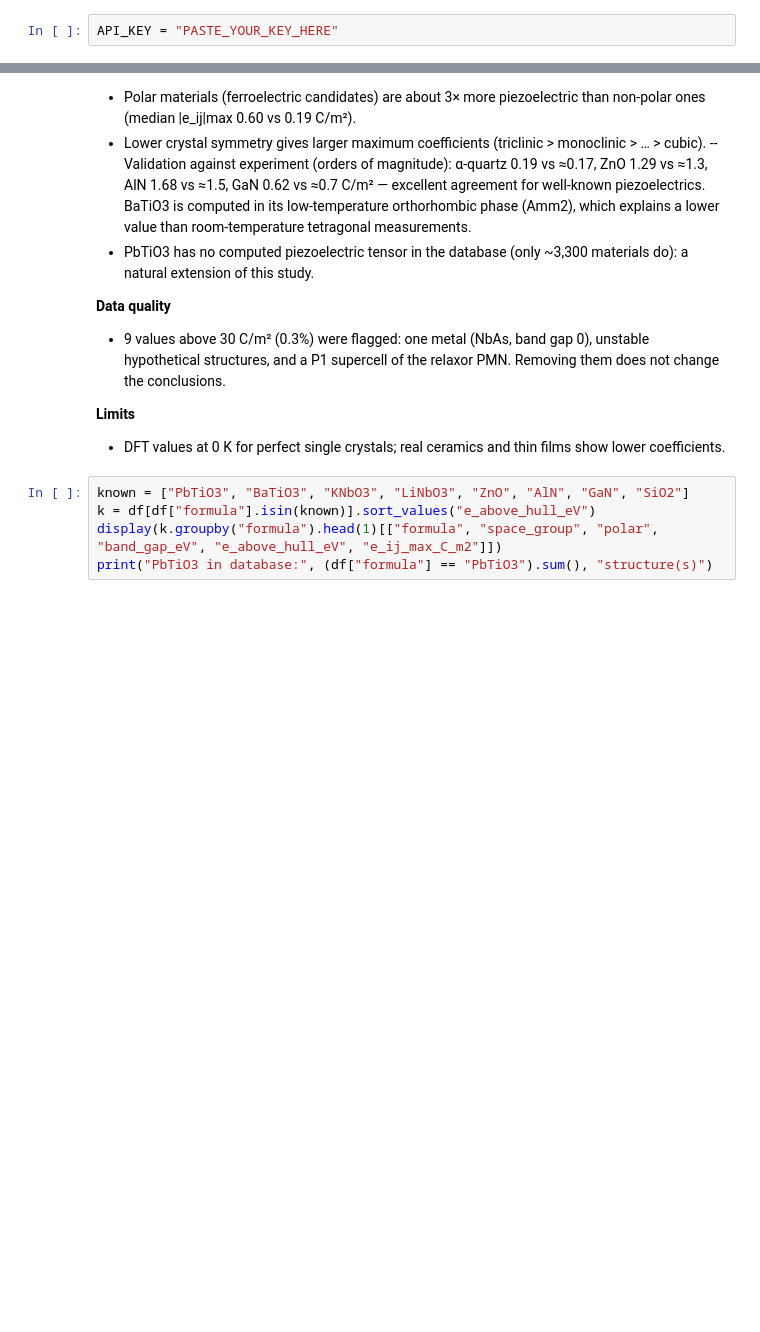
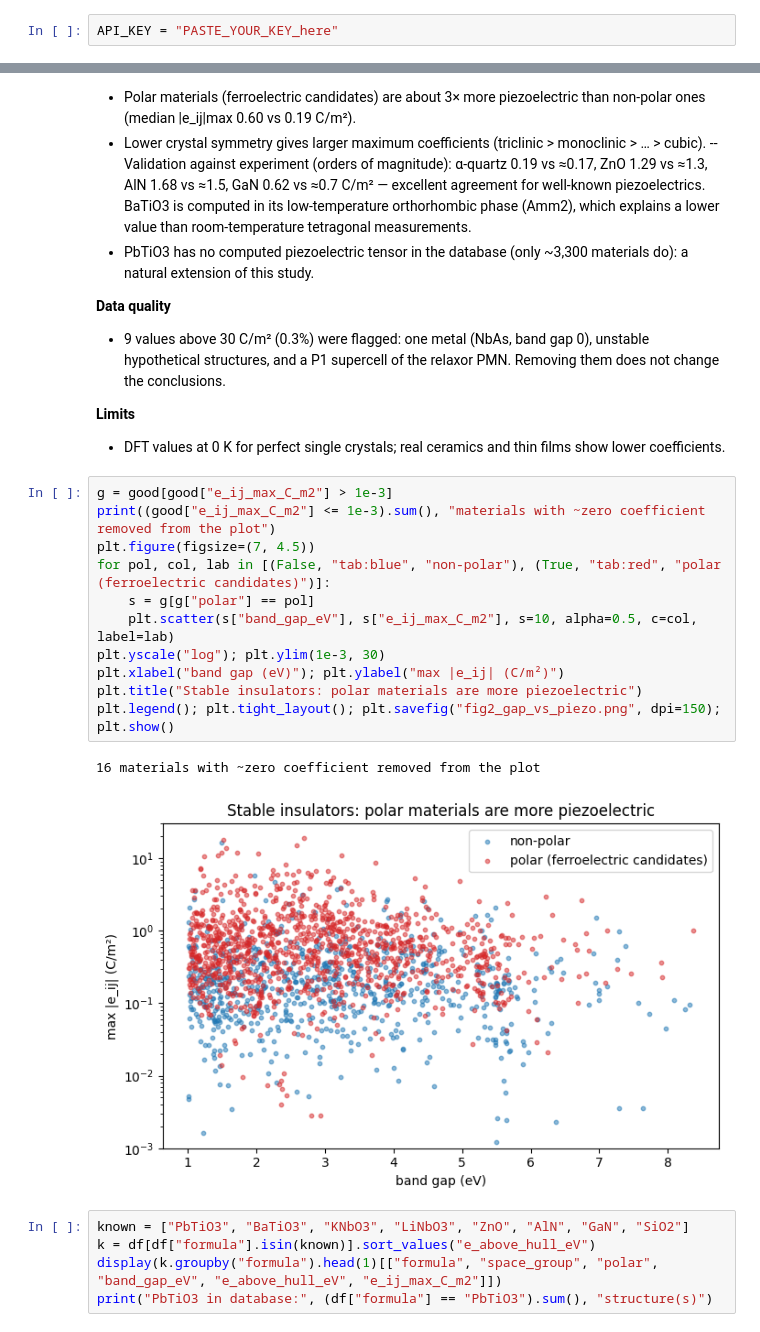
Before and after one commit to oussamaazaroual79-dot/piezoelectric-materials-analysis, a Jupyter notebook: piezo_materials_project.ipynb, the cells around one changed output, grey strips where cells are left out. Drawn from its saved outputs; the diff is of its cells as text; blank space fills up the shorter version.

Commit message:
Update scatter plot and notebook

```diff
--- a/piezo_materials_project.ipynb
+++ b/piezo_materials_project.ipynb
@@ -12,7 +12,7 @@ Author: Oussama Azaroual - PhD in physics (ferroelectric thin films), data analy
 ## Step 2 - Paste your API key
 Get it at https://next-gen.materialsproject.org/api (after logging in). Keep it private.
 # %%
-API_KEY = "PASTE_YOUR_KEY_HERE"
+API_KEY = "PASTE_YOUR_KEY_here"
 # %% [markdown]
 ## Step 3 - Download every material with a computed piezoelectric tensor
 # %%
@@ -169,6 +169,20 @@ df[df["formula"].isin(known)][["formula", "space_group", "polar", "band_gap_eV",
 
 **Limits**
 - DFT values at 0 K for perfect single crystals; real ceramics and thin films show lower coefficients.
+# %%
+g = good[good["e_ij_max_C_m2"] > 1e-3]
+print((good["e_ij_max_C_m2"] <= 1e-3).sum(), "materials with ~zero coefficient removed from the plot")
+plt.figure(figsize=(7, 4.5))
+for pol, col, lab in [(False, "tab:blue", "non-polar"), (True, "tab:red", "polar (ferroelectric candidates)")]:
+    s = g[g["polar"] == pol]
+    plt.scatter(s["band_gap_eV"], s["e_ij_max_C_m2"], s=10, alpha=0.5, c=col, label=lab)
+plt.yscale("log"); plt.ylim(1e-3, 30)
+plt.xlabel("band gap (eV)"); plt.ylabel("max |e_ij| (C/m²)")
+plt.title("Stable insulators: polar materials are more piezoelectric")
+plt.legend(); plt.tight_layout(); plt.savefig("fig2_gap_vs_piezo.png", dpi=150); plt.show()
+# %% [output]
+16 materials with ~zero coefficient removed from the plot
+[figure, added]
 # %%
 known = ["PbTiO3", "BaTiO3", "KNbO3", "LiNbO3", "ZnO", "AlN", "GaN", "SiO2"]
 k = df[df["formula"].isin(known)].sort_values("e_above_hull_eV")
```
Also changed, not shown: 1 other file.
